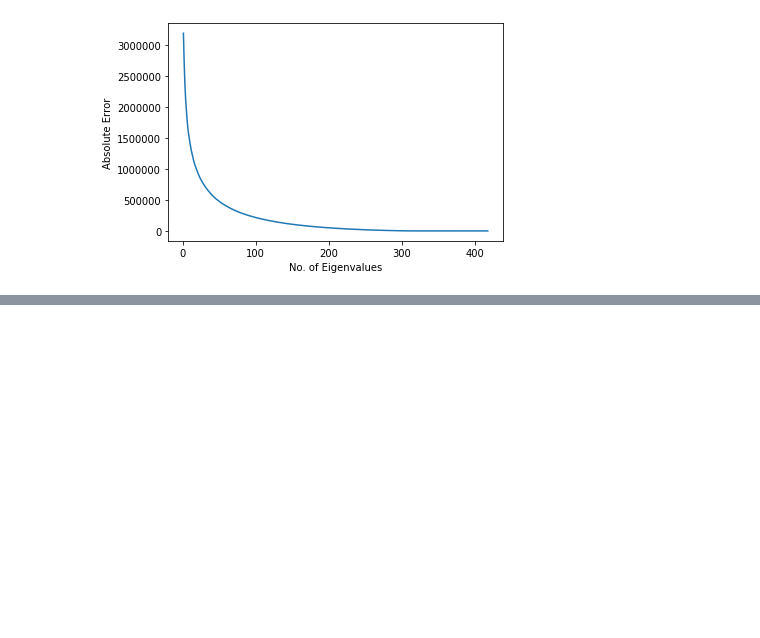
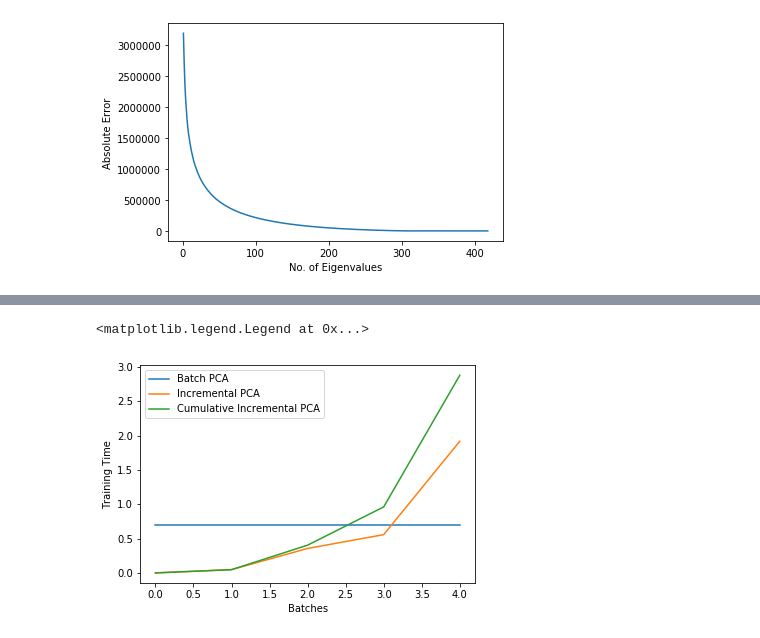
Before and after one commit to pedromonteiro18/Pattern_Recognition, a Jupyter notebook: Coursework.ipynb, the cells around one changed output, grey strips where cells are left out. Cells and saved outputs as stored; diff of their text form; code cells hidden in the pictures; blank space fills up the shorter version.

```diff
--- a/Coursework.ipynb
+++ b/Coursework.ipynb
@@ -559,0 +551,14 @@ plt.plot(x,y)
+# %%
+x = [0, 1, 2, 3, 4]
+batch_time = [0.699, 0.699, 0.699, 0.699, 0.699]
+inc_pca_time = [0, 0.0475, 0.357, 0.558, 1.92]
+inc_pca_cum_time = [0, 0.0475, 0.0475+0.357, 0.0475+0.357+0.558, 0.0475+0.357+0.558+1.92]
+plt.xlabel("Batches")
+plt.ylabel("Training Time")
+plt.plot(x, batch_time)
+plt.plot(x, inc_pca_time)
+plt.plot(x, inc_pca_cum_time)
+plt.legend(['Batch PCA', 'Incremental PCA', 'Cumulative Incremental PCA'], loc='upper left')
+# %% [output]
+<matplotlib.legend.Legend at 0x...>
+[figure, added]
```
Also changed, not shown: parts of 12 cells of this notebook.
